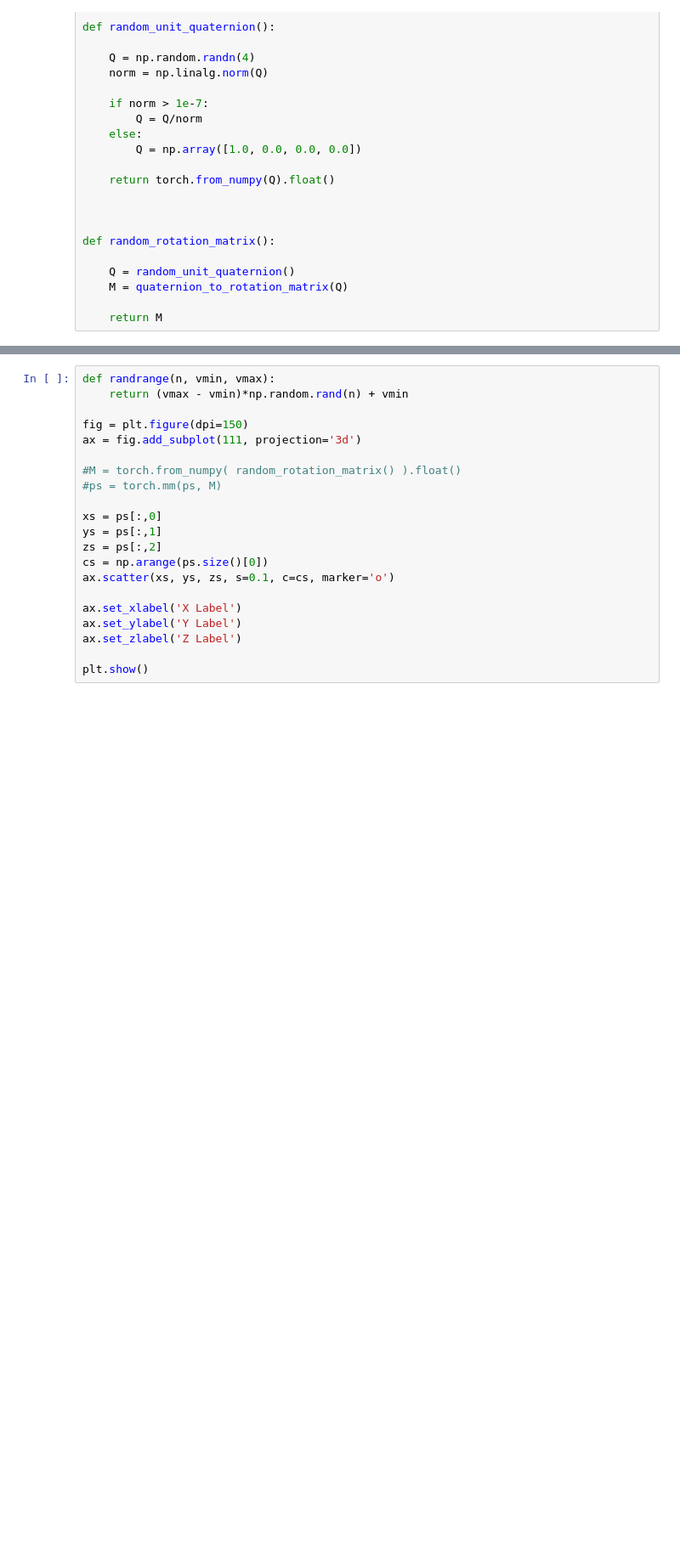
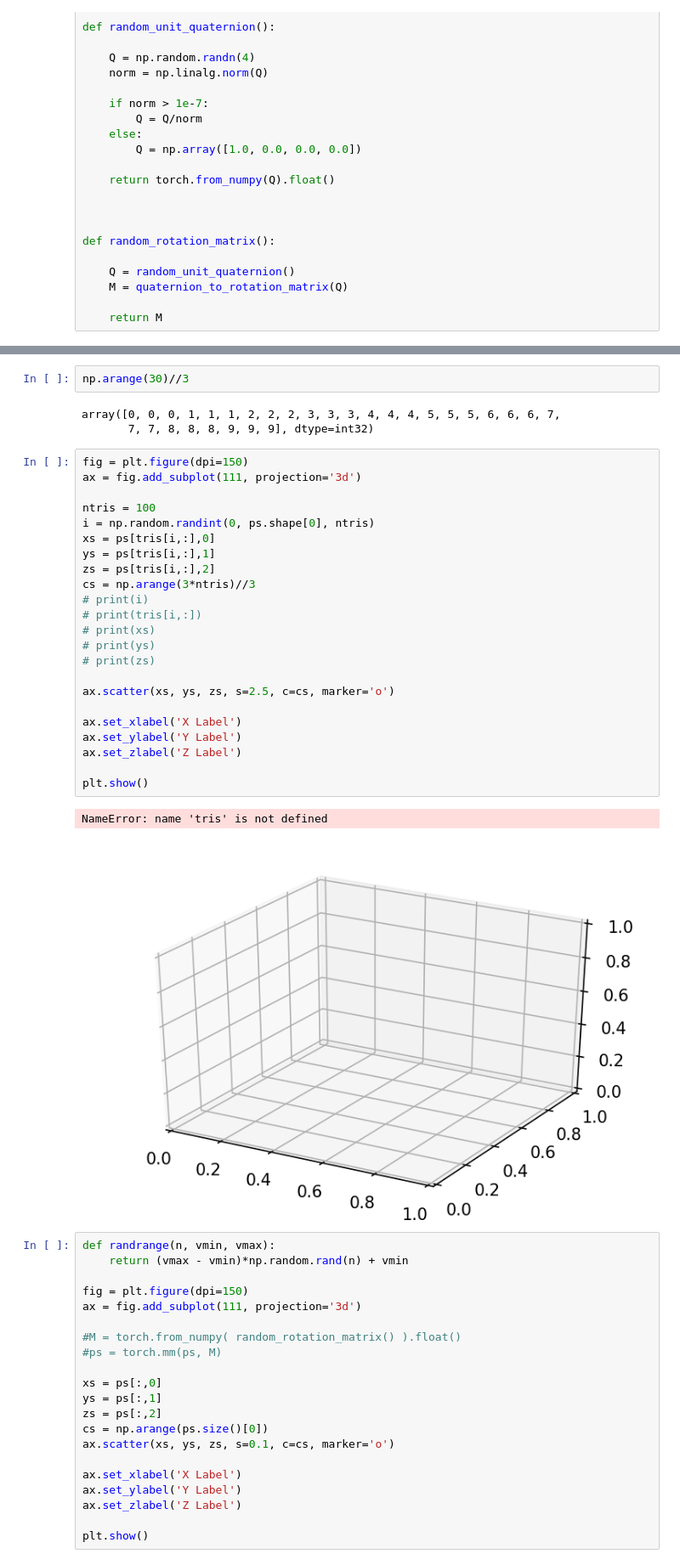
Before and after one commit to codearxiv/Files, a Jupyter notebook: pointAlign/pointAlign.ipynb, the cells around one changed output, grey strips where cells are left out. Shown at 85% size. Cells and saved outputs as stored; diff of their text form; blank space fills up the shorter version.

```diff
--- a/pointAlign/pointAlign.ipynb
+++ b/pointAlign/pointAlign.ipynb
@@ -131,3 +148,34 @@ ps
+# %%
+np.arange(30)//3
+# %% [output]
+array([0, 0, 0, 1, 1, 1, 2, 2, 2, 3, 3, 3, 4, 4, 4, 5, 5, 5, 6, 6, 6, 7,
+       7, 7, 8, 8, 8, 9, 9, 9], dtype=int32)
+# %%
+fig = plt.figure(dpi=150)
+ax = fig.add_subplot(111, projection='3d')
+
+ntris = 100
+i = np.random.randint(0, ps.shape[0], ntris)
+xs = ps[tris[i,:],0]
+ys = ps[tris[i,:],1]
+zs = ps[tris[i,:],2]
+cs = np.arange(3*ntris)//3
+# print(i)
+# print(tris[i,:])
+# print(xs)
+# print(ys)
+# print(zs)
+
+ax.scatter(xs, ys, zs, s=2.5, c=cs, marker='o')
+
+ax.set_xlabel('X Label')
+ax.set_ylabel('Y Label')
+ax.set_zlabel('Z Label')
+
+plt.show()
+# %% [output]
+NameError: name 'tris' is not defined
+[figure, added]
 # %%
 def randrange(n, vmin, vmax):
     return (vmax - vmin)*np.random.rand(n) + vmin
```
Also changed, not shown: parts of 13 cells of this notebook, 1 other file.
